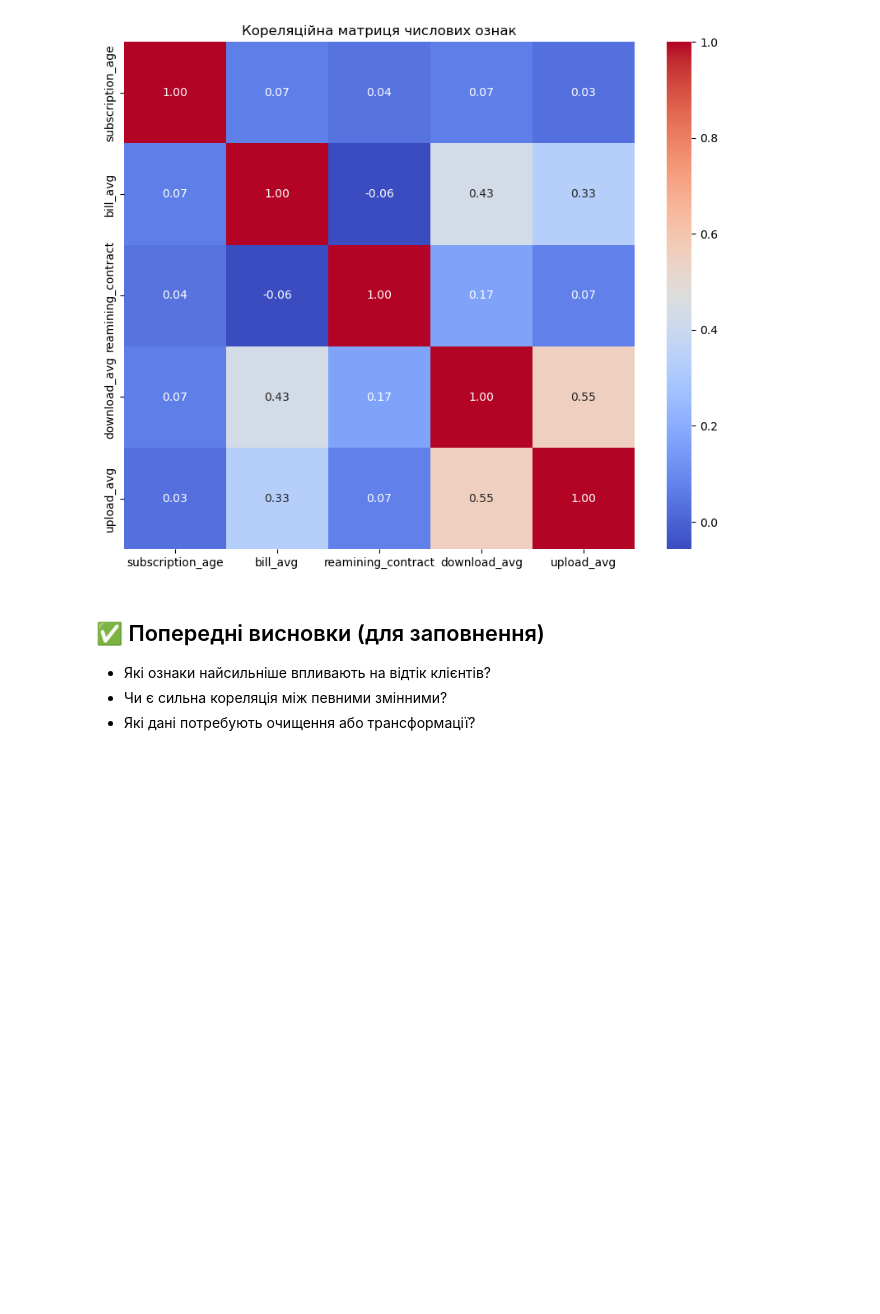
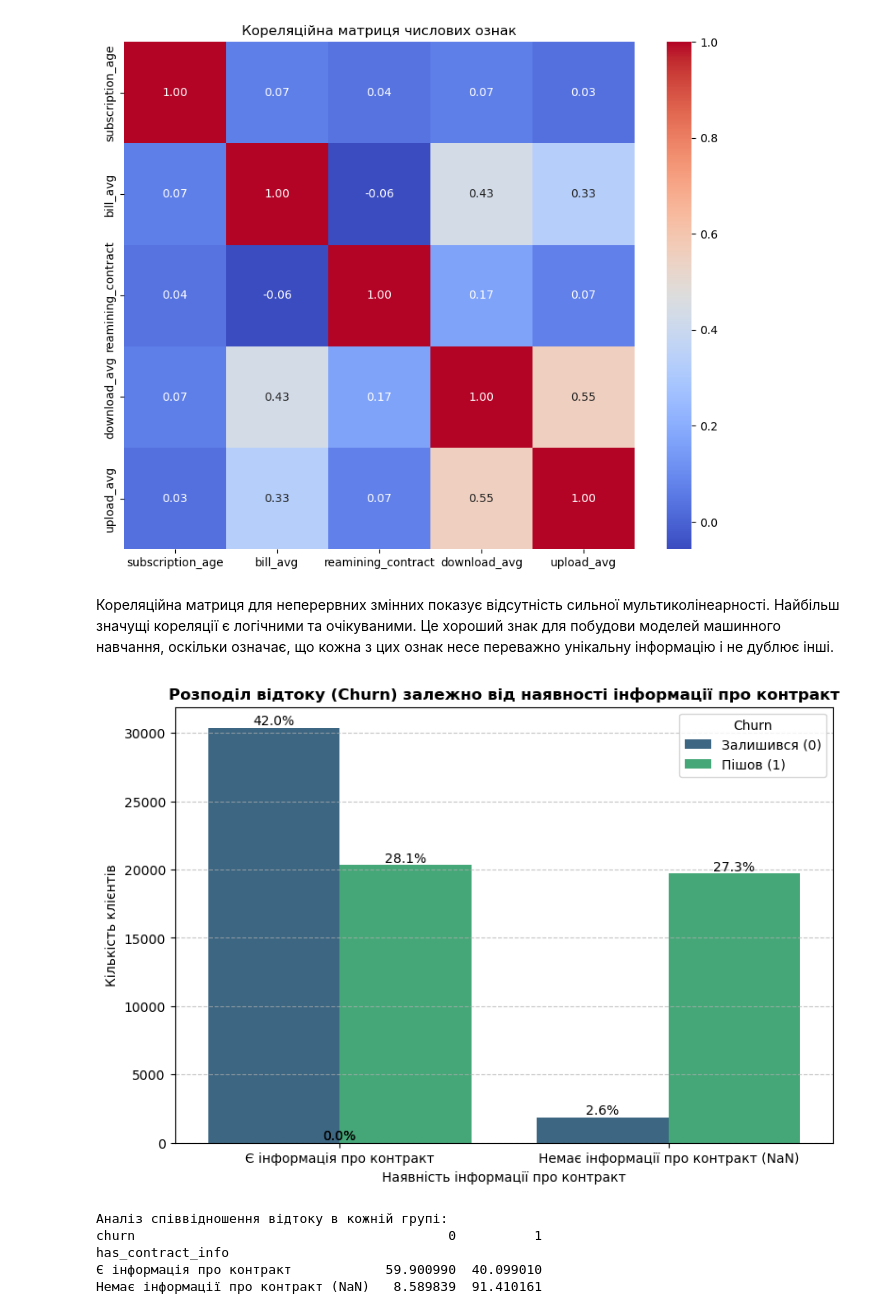
Before and after one commit to vitalyasub/telecom-churn-ds-project, a Jupyter notebook: notebooks/01_EDA.ipynb, the cells around one changed output. Drawn from its saved outputs; the diff is of its cells as text; code cells hidden in the pictures; blank space fills up the shorter version.

Commit message:
Завершено EDA, доповнено графіки, написані висновки

```diff
--- a/notebooks/01_EDA.ipynb
+++ b/notebooks/01_EDA.ipynb
@@ -198,9 +199,47 @@ plt.title("Кореляційна матриця числових ознак")
 plt.show()
 # %% [output]
 [figure]
-# %% [markdown]
-
-## ✅ Попередні висновки (для заповнення)
-- Які ознаки найсильніше впливають на відтік клієнтів?
-- Чи є сильна кореляція між певними змінними?
-- Які дані потребують очищення або трансформації?
+# %% [markdown]
+Кореляційна матриця для неперервних змінних показує відсутність сильної мультиколінеарності. Найбільш значущі кореляції є логічними та очікуваними. Це хороший знак для побудови моделей машинного навчання, оскільки означає, що кожна з цих ознак несе переважно унікальну інформацію і не дублює інші.
+# %%
+# Аналіз пропусків
+
+# 1, якщо значення reamining_contract НЕ пропущене (.notna())
+# 0, якщо значення reamining_contract ПРОПУЩЕНЕ (тобто, немає інформації про контракт)
+df['has_contract_info'] = df['reamining_contract'].notna().astype(int)
+
+# 2. Перейменовуємо мітки для кращої візуалізації
+# (Необов'язково, але робить графік зрозумілішим)
+df['has_contract_info'] = df['has_contract_info'].replace({
+    0: 'Немає інформації про контракт (NaN)',
+    1: 'Є інформація про контракт'
+})
+# %%
+plt.figure(figsize=(9, 6))
+
+sns.countplot(x='has_contract_info', hue='churn', data=df, palette='viridis')
+
+for p in plt.gca().patches:
+    h, w, x = p.get_height(), p.get_width(), p.get_x()
+    total = len(df)
+
+    plt.gca().annotate(f'{h/total:.1%}', (x + w / 2., h), ha='center', va='bottom', fontsize=10)
+
+plt.title('Розподіл відтоку (Churn) залежно від наявності інформації про контракт', fontweight='bold')
+plt.xlabel('Наявність інформації про контракт')
+plt.ylabel('Кількість клієнтів')
+plt.legend(title='Churn', labels=['Залишився (0)', 'Пішов (1)'])
+plt.grid(axis='y', linestyle='--', alpha=0.7)
+plt.show()
+
+# Додатковий аналіз: співвідношення Churn=1 до Churn=0 в кожній групі
+print("\nАналіз співвідношення відтоку в кожній групі:")
+churn_ratio = df.groupby('has_contract_info')['churn'].value_counts(normalize=True).mul(100).unstack()
+print(churn_ratio)
+# %% [output]
+[figure, added]
+Аналіз співвідношення відтоку в кожній групі:
+churn                                        0          1
+has_contract_info
+Є інформація про контракт            59.900990  40.099010
+Немає інформації про контракт (NaN)   8.589839  91.410161
```
Also changed, not shown: parts of 14 cells of this notebook, 1 other file.
